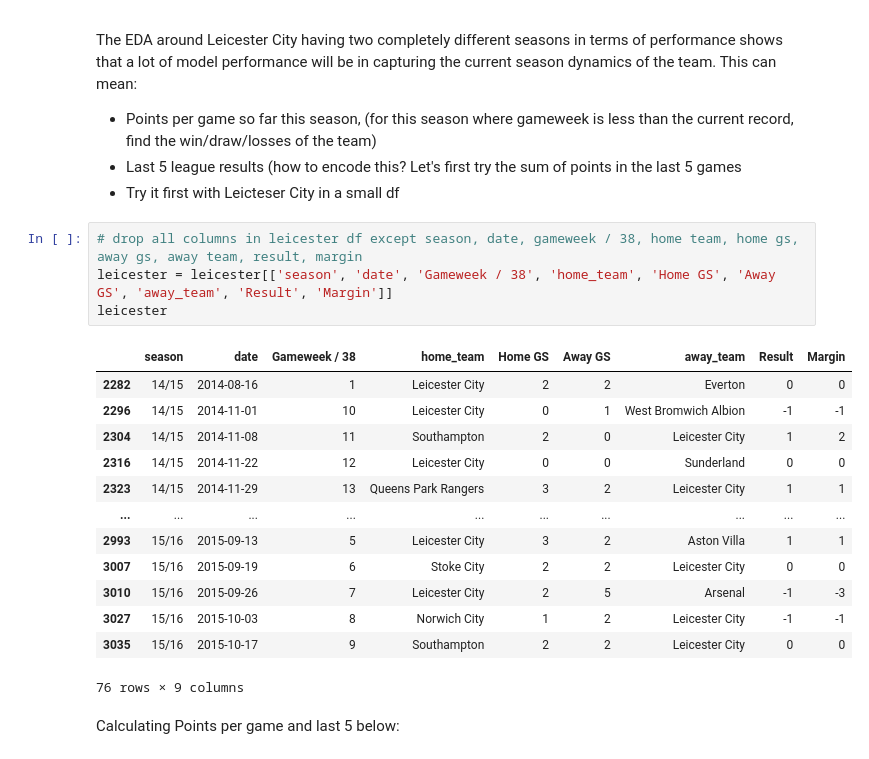
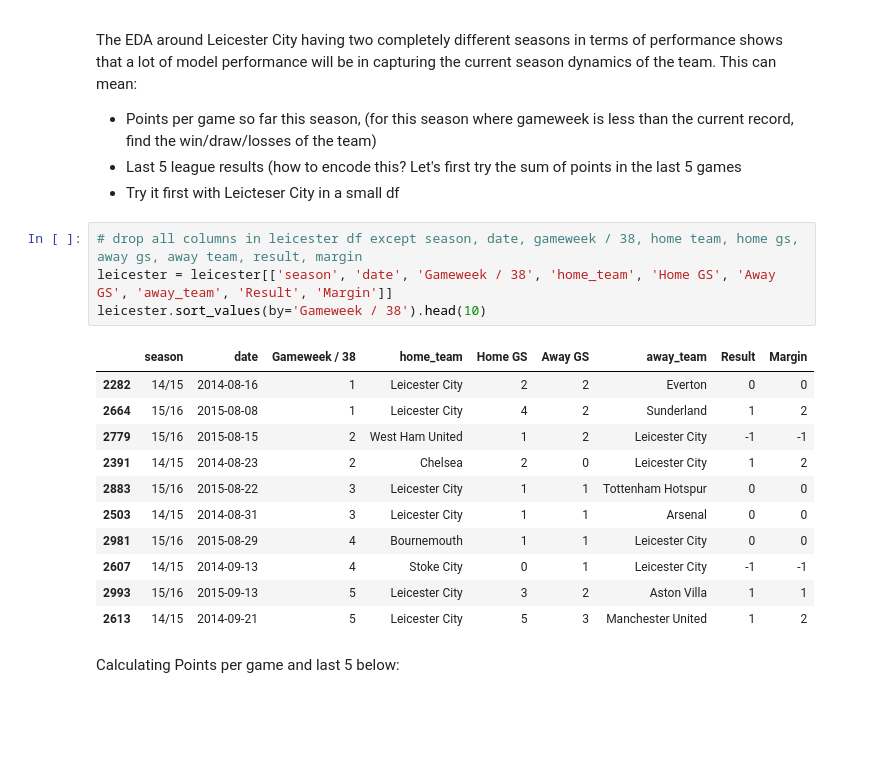
Before and after one commit to tjjdoherty/football-project-mvp, a Jupyter notebook: intro_clean_eda.ipynb, the cells around one changed output. Cells and saved outputs as stored; diff of their text form; blank space fills up the shorter version.

```diff
--- a/intro_clean_eda.ipynb
+++ b/intro_clean_eda.ipynb
@@ -1014,20 +1014,18 @@ The EDA around Leicester City having two completely different seasons in terms o
 # %%
 # drop all columns in leicester df except season, date, gameweek / 38, home team, home gs, away gs, away team, result, margin
 leicester = leicester[['season', 'date', 'Gameweek / 38', 'home_team', 'Home GS', 'Away GS', 'away_team', 'Result', 'Margin']]
-leicester
+leicester.sort_values(by='Gameweek / 38').head(10)
 # %% [output]
 |  | season | date | Gameweek / 38 | home_team | Home GS | Away GS | away_team | Result | Margin |
 | 2282 | 14/15 | 2014-08-16 | 1 | Leicester City | 2 | 2 | Everton | 0 | 0 |
-| 2296 | 14/15 | 2014-11-01 | 10 | Leicester City | 0 | 1 | West Bromwich Albion | -1 | -1 |
-| 2304 | 14/15 | 2014-11-08 | 11 | Southampton | 2 | 0 | Leicester City | 1 | 2 |
-| 2316 | 14/15 | 2014-11-22 | 12 | Leicester City | 0 | 0 | Sunderland | 0 | 0 |
-| 2323 | 14/15 | 2014-11-29 | 13 | Queens Park Rangers | 3 | 2 | Leicester City | 1 | 1 |
-| ... | ... | ... | ... | ... | ... | ... | ... | ... | ... |
+| 2664 | 15/16 | 2015-08-08 | 1 | Leicester City | 4 | 2 | Sunderland | 1 | 2 |
+| 2779 | 15/16 | 2015-08-15 | 2 | West Ham United | 1 | 2 | Leicester City | -1 | -1 |
+| 2391 | 14/15 | 2014-08-23 | 2 | Chelsea | 2 | 0 | Leicester City | 1 | 2 |
+| 2883 | 15/16 | 2015-08-22 | 3 | Leicester City | 1 | 1 | Tottenham Hotspur | 0 | 0 |
+| 2503 | 14/15 | 2014-08-31 | 3 | Leicester City | 1 | 1 | Arsenal | 0 | 0 |
+| 2981 | 15/16 | 2015-08-29 | 4 | Bournemouth | 1 | 1 | Leicester City | 0 | 0 |
+| 2607 | 14/15 | 2014-09-13 | 4 | Stoke City | 0 | 1 | Leicester City | -1 | -1 |
 | 2993 | 15/16 | 2015-09-13 | 5 | Leicester City | 3 | 2 | Aston Villa | 1 | 1 |
-| 3007 | 15/16 | 2015-09-19 | 6 | Stoke City | 2 | 2 | Leicester City | 0 | 0 |
-| 3010 | 15/16 | 2015-09-26 | 7 | Leicester City | 2 | 5 | Arsenal | -1 | -3 |
-| 3027 | 15/16 | 2015-10-03 | 8 | Norwich City | 1 | 2 | Leicester City | -1 | -1 |
-| 3035 | 15/16 | 2015-10-17 | 9 | Southampton | 2 | 2 | Leicester City | 0 | 0 |
+| 2613 | 14/15 | 2014-09-21 | 5 | Leicester City | 5 | 3 | Manchester United | 1 | 2 |
-76 rows × 9 columns
 # %% [markdown]
 Calculating Points per game and last 5 below:
```
Also changed, not shown: parts of 3 cells of this notebook.
